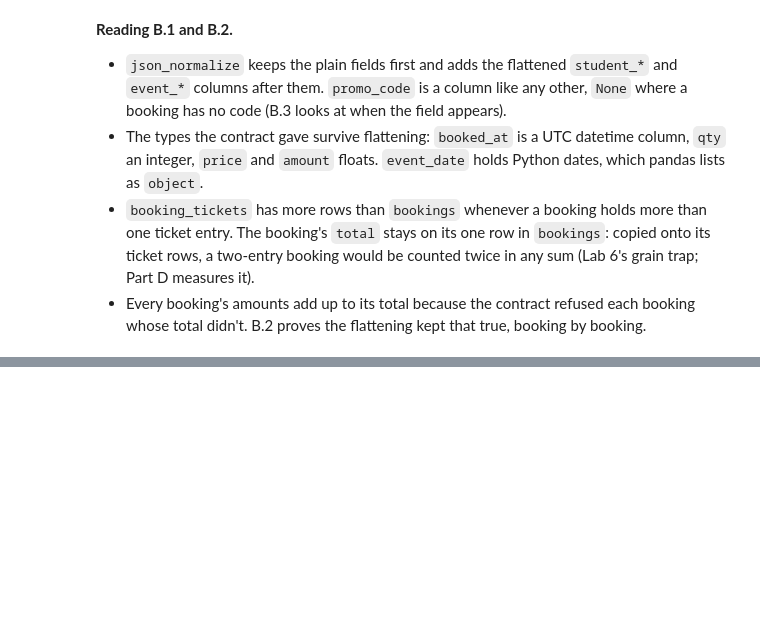
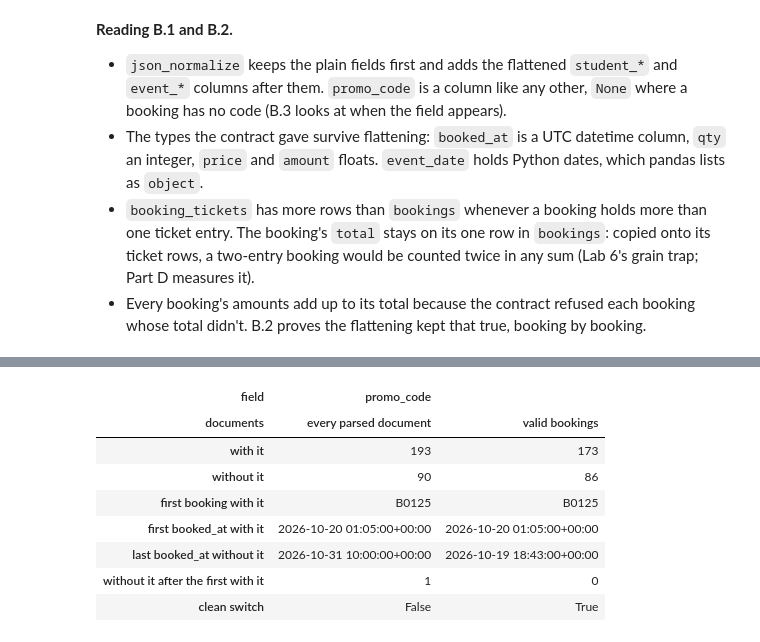
Before and after one commit to DanEhab/daniel-ehab_58-3825_MET-02_task2, a Jupyter notebook: task2.ipynb, the cells around one changed output, grey strips where cells are left out. Drawn from its saved outputs; the diff is of its cells as text; code cells hidden in the pictures; blank space fills up the shorter version.

Commit message:
Part B.3: find the drifting field and when it appears

```diff
--- a/task2.ipynb
+++ b/task2.ipynb
@@ -948,0 +1007,27 @@ print("✓", len(booking_tickets), "ticket rows, one per ticket entry; largest g
+# %%
+valid_lines = {n for n, _ in valid}
+scopes = {"every parsed document": drift, "valid bookings": drift[drift["line"].isin(valid_lines)]}
+
+when = []
+for field in new_fields:
+    for scope, rows in scopes.items():
+        has = rows["extra"].apply(lambda extra: field in extra)
+        first_with, last_without = rows.loc[has, "booked_at"].min(), rows.loc[~has, "booked_at"].max()
+        when.append({
+            "field": field, "documents": scope, "with it": int(has.sum()), "without it": int((~has).sum()),
+            "first booking with it": rows.loc[has].sort_values("booked_at")["booking_id"].iloc[0] if has.any() else None,
+            "first booked_at with it": first_with, "last booked_at without it": last_without,
+            "without it after the first with it": int((~has & (rows["booked_at"] > first_with)).sum()),
+            "clean switch": bool(last_without < first_with) if pd.notna(last_without) else True,
+        })
+pd.DataFrame(when).set_index(["field", "documents"]).T
+# %% [output]
+| field | promo_code |  |
+| documents | every parsed document | valid bookings |
+| with it | 193 | 173 |
+| without it | 90 | 86 |
+| first booking with it | B0125 | B0125 |
+| first booked_at with it | 2026-10-20 01:05:00+00:00 | 2026-10-20 01:05:00+00:00 |
+| last booked_at without it | 2026-10-31 10:00:00+00:00 | 2026-10-19 18:43:00+00:00 |
+| without it after the first with it | 1 | 0 |
+| clean switch | False | True |
```
Also changed, not shown: parts of 8 cells of this notebook.
